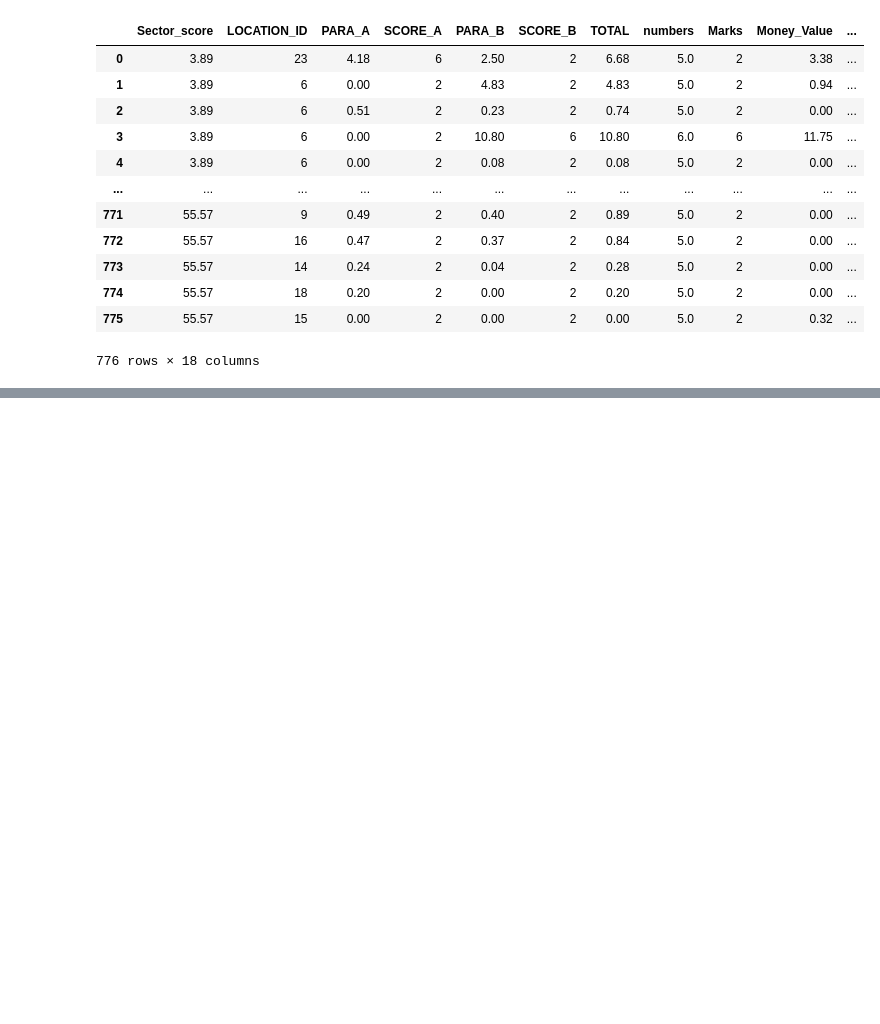
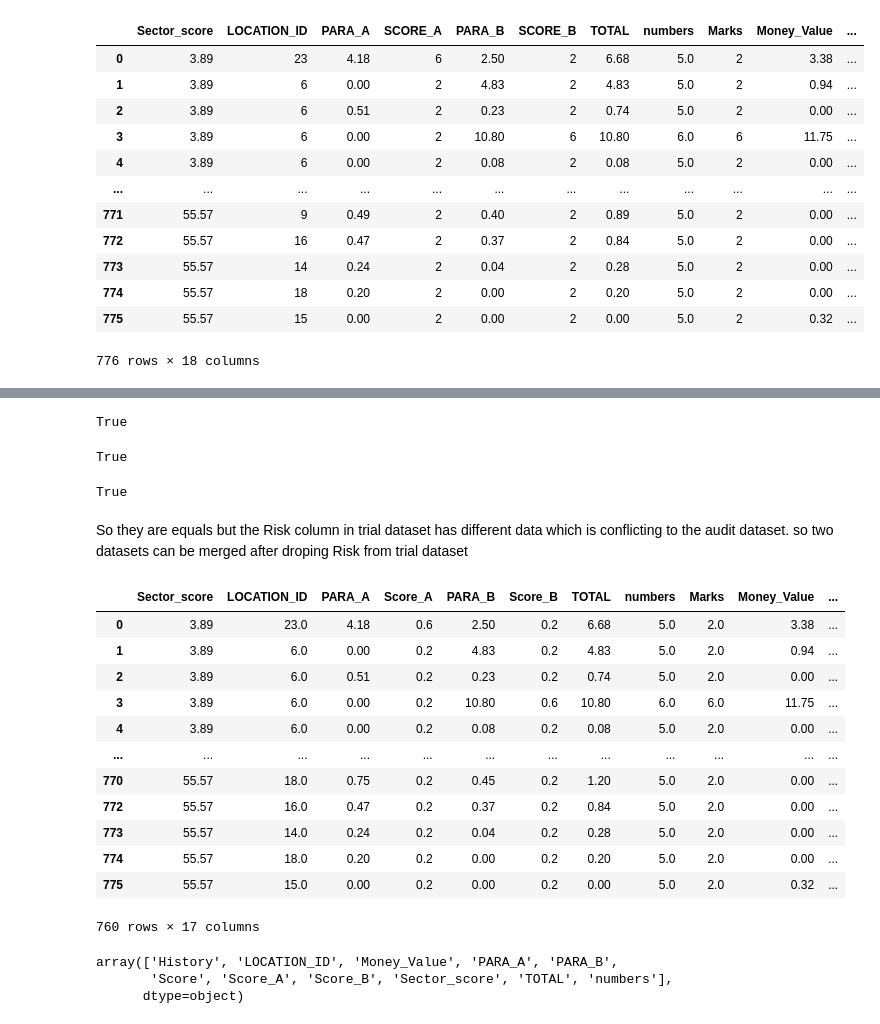
Before and after one commit to nahidosen/1821168042_CSE445_Spring21, a Jupyter notebook: Classification_Task/Classification_Task_Audit_Task.ipynb, the cells around one changed output, grey strips where cells are left out. Drawn from its saved outputs; the diff is of its cells as text; code cells hidden in the pictures; blank space fills up the shorter version.

Commit message:
Data Preprocessing Done

```diff
--- a/Classification_Task/Classification_Task_Audit_Task.ipynb
+++ b/Classification_Task/Classification_Task_Audit_Task.ipynb
@@ -47,0 +342,4 @@ df_trial
+# %%
+df_trial_1 = df_trial[(df_trial.LOCATION_ID != 'LOHARU')]
+df_trial_1 = df_trial_1[(df_trial_1.LOCATION_ID != 'NUH')]
+df_trial_1 = df_trial_1[(df_trial_1.LOCATION_ID != 'SAFIDON')]
@@ -47,0 +366,2 @@ df_trial
+# %%
+df_trial_2 = df_trial_1.drop_duplicates(keep = 'first')
@@ -47,0 +388,2 @@ df_trial
+# %%
+df_trial_3 = df_trial_2.astype(float)
@@ -47,0 +469,39 @@ df_trial
+# %%
+df_audit_risk_3['Sector_score'].equals(df_trial_3['Sector_score'])
+# %% [output]
+True
+# %%
+df_audit_risk_3['TOTAL'].equals(df_trial_3['TOTAL'])
+# %% [output]
+True
+# %%
+df_audit_risk_3['numbers'].equals(df_trial_3['numbers'])
+# %% [output]
+True
+# %% [markdown]
+So they are equals but the Risk column in trial dataset has different data which is conflicting to the audit dataset. so two datasets can be merged after droping Risk from trial dataset
+# %%
+df_trial_4 = df_trial_3.drop(['Risk'], axis = 1)
+# %%
+df_trial_4
+# %% [output]
+|  | Sector_score | LOCATION_ID | PARA_A | Score_A | PARA_B | Score_B | TOTAL | numbers | Marks | Money_Value | ... |
+| 0 | 3.89 | 23.0 | 4.18 | 0.6 | 2.50 | 0.2 | 6.68 | 5.0 | 2.0 | 3.38 | ... |
+| 1 | 3.89 | 6.0 | 0.00 | 0.2 | 4.83 | 0.2 | 4.83 | 5.0 | 2.0 | 0.94 | ... |
+| 2 | 3.89 | 6.0 | 0.51 | 0.2 | 0.23 | 0.2 | 0.74 | 5.0 | 2.0 | 0.00 | ... |
+| 3 | 3.89 | 6.0 | 0.00 | 0.2 | 10.80 | 0.6 | 10.80 | 6.0 | 6.0 | 11.75 | ... |
+| 4 | 3.89 | 6.0 | 0.00 | 0.2 | 0.08 | 0.2 | 0.08 | 5.0 | 2.0 | 0.00 | ... |
+| ... | ... | ... | ... | ... | ... | ... | ... | ... | ... | ... | ... |
+| 770 | 55.57 | 18.0 | 0.75 | 0.2 | 0.45 | 0.2 | 1.20 | 5.0 | 2.0 | 0.00 | ... |
+| 772 | 55.57 | 16.0 | 0.47 | 0.2 | 0.37 | 0.2 | 0.84 | 5.0 | 2.0 | 0.00 | ... |
+| 773 | 55.57 | 14.0 | 0.24 | 0.2 | 0.04 | 0.2 | 0.28 | 5.0 | 2.0 | 0.00 | ... |
+| 774 | 55.57 | 18.0 | 0.20 | 0.2 | 0.00 | 0.2 | 0.20 | 5.0 | 2.0 | 0.00 | ... |
+| 775 | 55.57 | 15.0 | 0.00 | 0.2 | 0.00 | 0.2 | 0.00 | 5.0 | 2.0 | 0.32 | ... |
+760 rows × 17 columns
+# %%
+common_columns = np.intersect1d(df_audit_risk_3.columns, df_trial_4.columns)
+common_columns
+# %% [output]
+array(['History', 'LOCATION_ID', 'Money_Value', 'PARA_A', 'PARA_B',
+       'Score', 'Score_A', 'Score_B', 'Sector_score', 'TOTAL', 'numbers'],
+      dtype=object)
```
Also changed, not shown: parts of 48 cells of this notebook.
